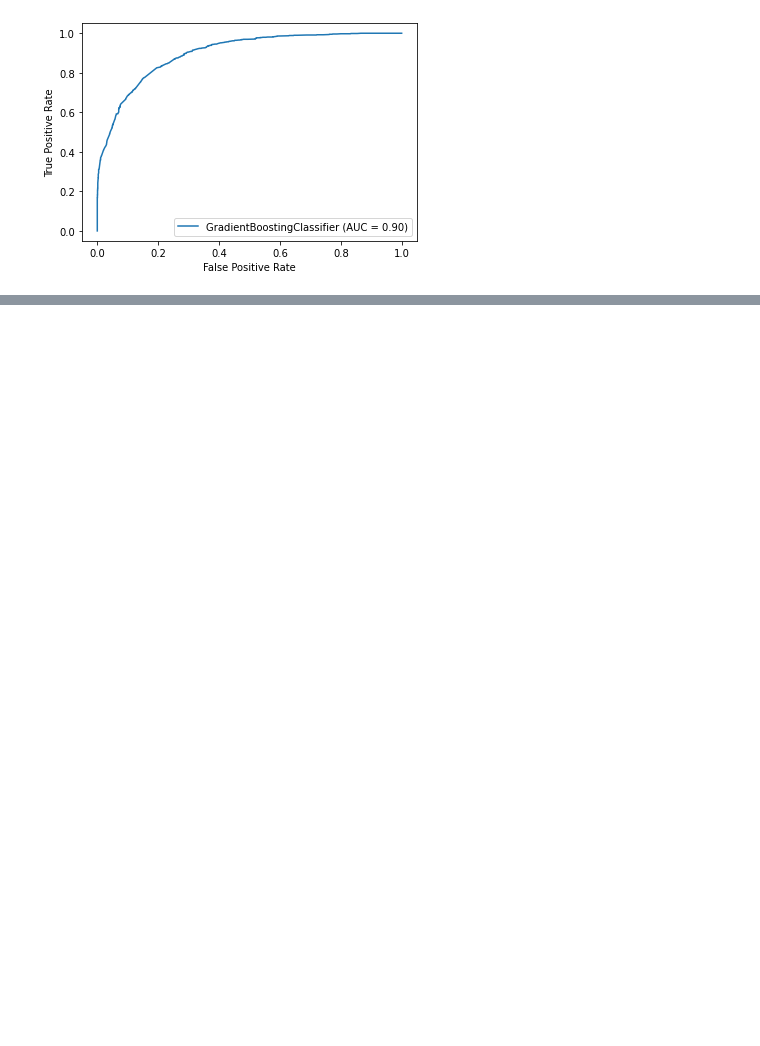
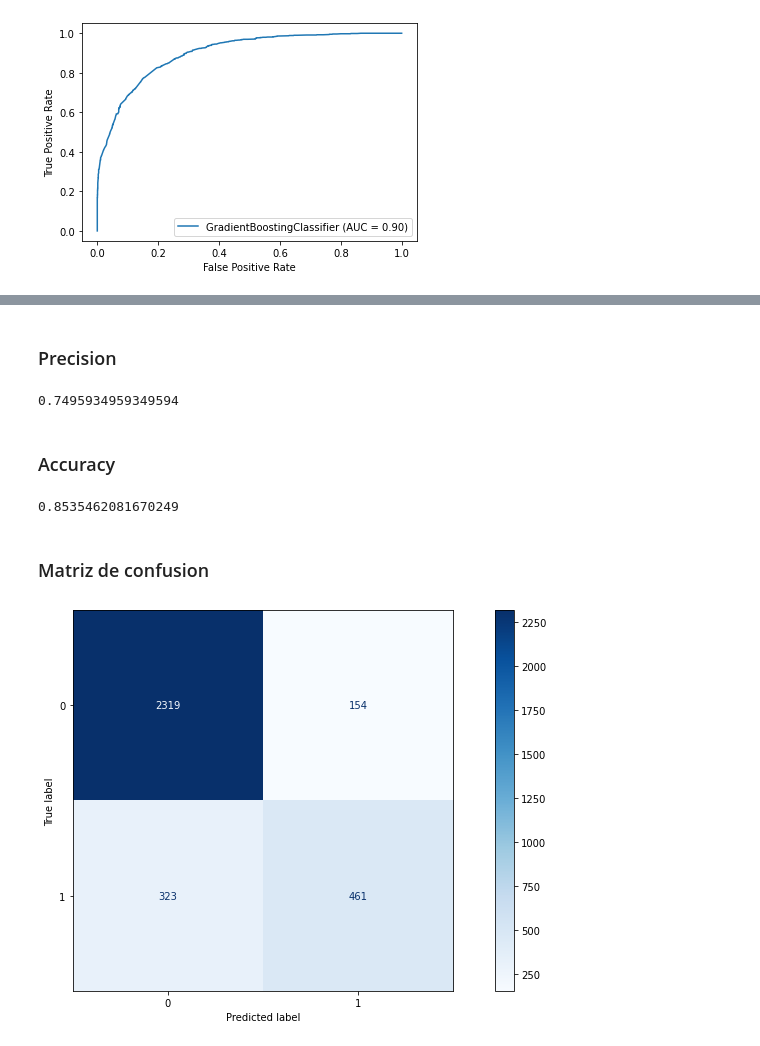
Before and after one commit to solfonte/TP1-OrganizacionDeDatos, a Jupyter notebook: parte_2/boosting.ipynb, the cells around one changed output, grey strips where cells are left out. Cells and saved outputs as stored; diff of their text form; code cells hidden in the pictures; blank space fills up the shorter version.

Commit message:
subo metricas aproximadas de boosting

```diff
--- a/parte_2/boosting.ipynb
+++ b/parte_2/boosting.ipynb
@@ -51,10 +55,9 @@ X_train_r, X_test_r, y_train_r, y_test_r = train_test_split(X_reducido, y_reduci
 # %%
-XGboost = ensemble.GradientBoostingClassifier(random_state = 0, loss = 'exponential', criterion = 'mse',
+boost = ensemble.GradientBoostingClassifier(random_state = 0, loss = 'exponential', criterion = 'mse',
                                               min_samples_leaf = 20)
-
-#entrenamos con los parametros.
+boost2 = ensemble.GradientBoostingClassifier(random_state = 0)
 # %%
-XGboost.fit(X_train_r, y_train_r)
+boost.fit(X_train_r, y_train_r)
 # %% [output]
 GradientBoostingClassifier(criterion='mse', loss='exponential',
                            min_samples_leaf=20, random_state=0)
@@ -70,0 +112,26 @@ plt.show()
+# %% [markdown]
+### Precision
+# %%
+precision_score(y_test_r,y_pred)
+# %% [output]
+0.7495934959349594
+# %% [markdown]
+### Accuracy
+# %%
+accuracy_score(y_test_r, y_pred)
+# %% [output]
+0.8535462081670249
+# %% [markdown]
+### Matriz de confusion
+# %%
+from sklearn.metrics import plot_confusion_matrix
+
+fig, ax = plt.subplots(figsize=(15, 7))
+plt.grid(False)
+plot_confusion_matrix(
+    boost, X_test_r, y_test_r, cmap=plt.cm.Blues, display_labels=['0', '1'], ax=ax
+)
+
+plt.show()
+# %% [output]
+[figure, added]
```
Also changed, not shown: parts of 14 cells of this notebook.
